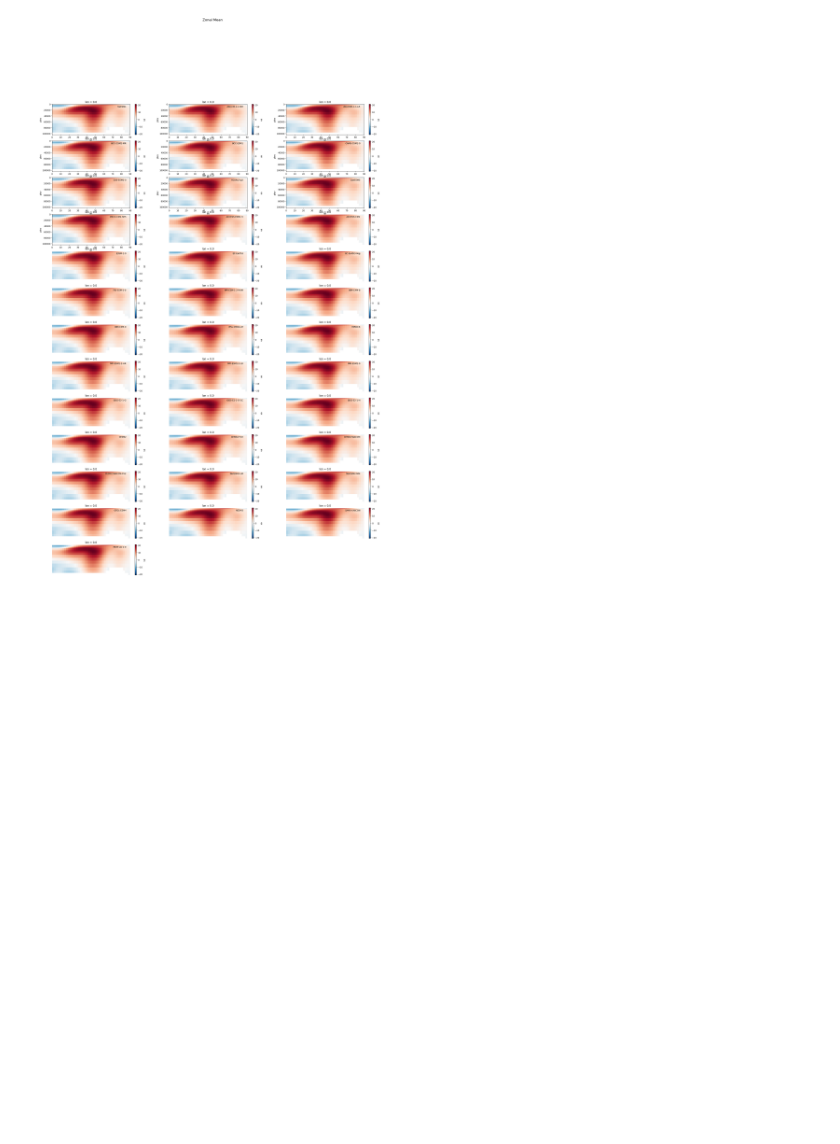
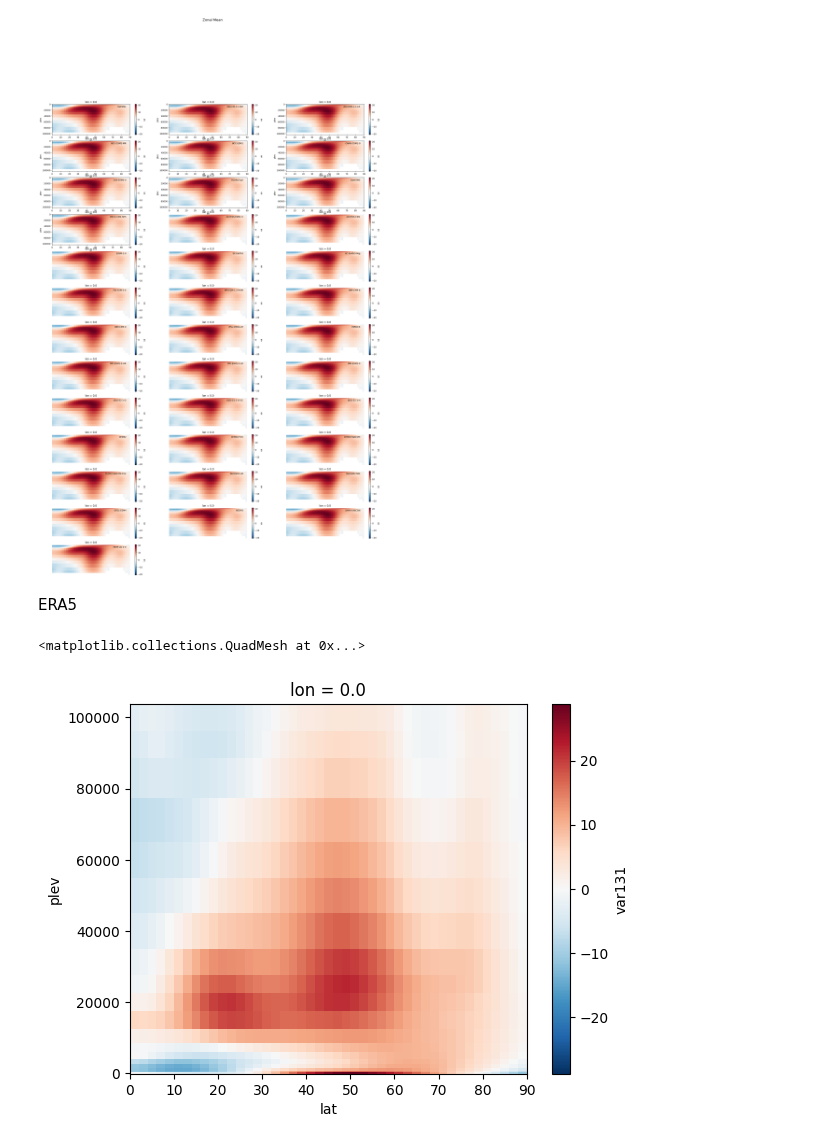
Before and after one commit to sbeltrami/tesi, a Jupyter notebook: modelli_zonal_mean.ipynb, the cells around one changed output. Saved outputs shown, nothing was run; the diff lists cells and outputs as text; code cells hidden in the pictures; blank space fills up the shorter version.

Commit message:
CMIP6 models zonal mean

```diff
--- a/modelli_zonal_mean.ipynb
+++ b/modelli_zonal_mean.ipynb
@@ -130,3 +130,17 @@ fig.suptitle('Zonal Mean', fontsize=16, y=1.02)
 # %% [output]
 Text(0.5, 1.02, 'Zonal Mean')
 [figure]
+# %% [markdown]
+ERA5
+# %%
+#ERA5 box Nord Atlantico
+dataset_ERA_zonavg=xr.open_dataset('/work/users/guest/sbeltrami/prova/ERA5_zonal_mean.nc')
+dataset_ERA_zonavg = dataset_ERA_zonavg['var131'].sel(time=slice("1982-01", "2014-12")) #seleziono il periodo 1982 - 2014
+#dataset pesato
+dataset_ERA_weighted_zonavg = compute_dataset_weighted(dataset_ERA_zonavg)
+# faccio la media nel tempo del dataset nel periodo 1982 - 2014
+era_zonavg_mean = dataset_ERA_weighted_zonavg.mean(dim='time')
+era_zonavg_mean.plot()
+# %% [output]
+<matplotlib.collections.QuadMesh at 0x...>
+[figure, added]
```
